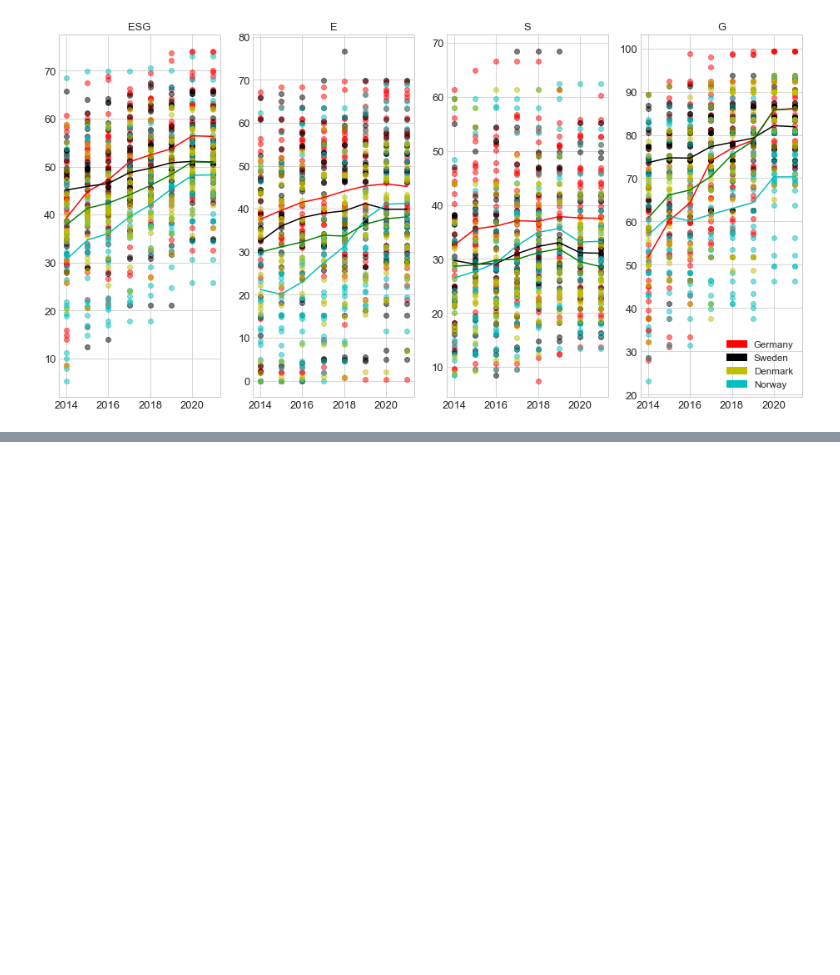
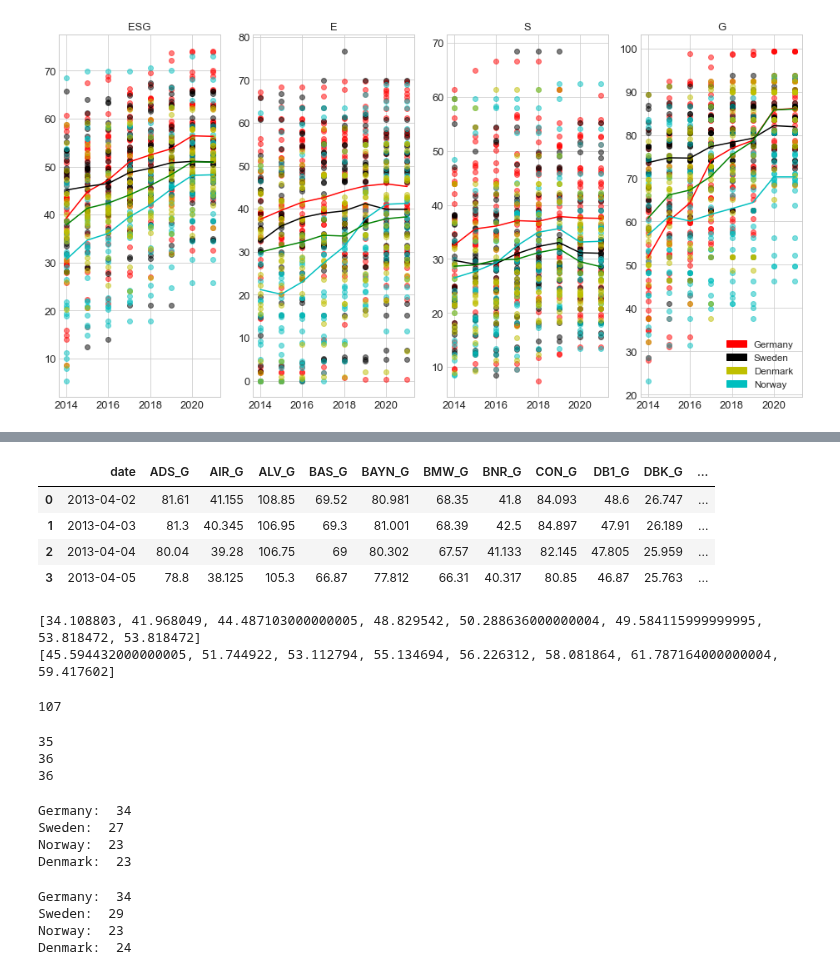
Before and after one commit to KamilPan/PS, a Jupyter notebook: ACF /ACF.ipynb, the cells around one changed output, grey strips where cells are left out. Drawn from its saved outputs; the diff is of its cells as text; code cells hidden in the pictures; blank space fills up the shorter version.

```diff
--- a/ACF /ACF.ipynb
+++ b/ACF /ACF.ipynb
@@ -275,0 +271,56 @@ KeyError: '2014'
+# %%
+filt = (rt['date'] >= pd.to_datetime('2013-01-01')) & (rt['date'] < pd.to_datetime('2014-01-01'))
+rt.loc[filt].head(4)
+# %% [output]
+|  | date | ADS_G | AIR_G | ALV_G | BAS_G | BAYN_G | BMW_G | BNR_G | CON_G | DB1_G | DBK_G | ... |
+| 0 | 2013-04-02 | 81.61 | 41.155 | 108.85 | 69.52 | 80.981 | 68.35 | 41.8 | 84.093 | 48.6 | 26.747 | ... |
+| 1 | 2013-04-03 | 81.3 | 40.345 | 106.95 | 69.3 | 81.001 | 68.39 | 42.5 | 84.897 | 47.91 | 26.189 | ... |
+| 2 | 2013-04-04 | 80.04 | 39.28 | 106.75 | 69 | 80.302 | 67.57 | 41.133 | 82.145 | 47.805 | 25.959 | ... |
+| 3 | 2013-04-05 | 78.8 | 38.125 | 105.3 | 66.87 | 77.812 | 66.31 | 40.317 | 80.85 | 46.87 | 25.763 | ... |
+# %%
+mg_esg_q = []
+for i in esg_esg.index:
+    mg_esg_q.append(esg_esg.loc[i, 'ADS_G' : 'ZAL_G'].quantile(q=0.33))
+print(mg_esg_q)
+mg_esg_q1 = []
+for i in esg_esg.index:
+    mg_esg_q1.append(esg_esg.loc[i, 'ADS_G' : 'ZAL_G'].quantile(q=0.66))
+print(mg_esg_q1)
+# %% [output]
+[34.108803, 41.968049, 44.487103000000005, 48.829542, 50.288636000000004, 49.584115999999995, 53.818472, 53.818472]
+[45.594432000000005, 51.744922, 53.112794, 55.134694, 56.226312, 58.081864, 61.787164000000004, 59.417602]
+# %%
+esg_esg.loc['2014_esg', 'ADS_G':'VWS_D'].count()
+# %% [output]
+107
+# %%
+I = (esg_esg.loc['2014_esg', 'ADS_G':'VWS_D'] < 34.108803)
+Ii = (esg_esg.loc['2014_esg', 'ADS_G':'VWS_D'] >= 34.108803) & (esg_esg.loc['2014_esg', 'ADS_G':'VWS_D'] < 45.594432000000005)
+Iii = (esg_esg.loc['2014_esg', 'ADS_G':'VWS_D'] > 45.594432000000005)
+print(I.sum())
+print(Ii.sum())
+print(Iii.sum())
+# %% [output]
+35
+36
+36
+# %%
+print('Germany: ', esg_esg.loc['2014_esg', 'ADS_G':'ZAL_G'].count())
+print('Sweden: ', esg_esg.loc['2014_esg', 'ABB_S':'VOLVB_S'].count())
+print('Norway: ', esg_esg.loc['2014_esg', 'AKER_N':'STB_N'].count())
+print('Denmark: ',esg_esg.loc['2014_esg', 'AMBUB_D':'VWS_D'].count())
+# %% [output]
+Germany:  34
+Sweden:  27
+Norway:  23
+Denmark:  23
+# %%
+print('Germany: ', esg_esg.loc['2021_esg', 'ADS_G':'ZAL_G'].count())
+print('Sweden: ', esg_esg.loc['2021_esg', 'ABB_S':'VOLVB_S'].count())
+print('Norway: ', esg_esg.loc['2021_esg', 'AKER_N':'STB_N'].count())
+print('Denmark: ',esg_esg.loc['2021_esg', 'AMBUB_D':'VWS_D'].count())
+# %% [output]
+Germany:  34
+Sweden:  29
+Norway:  23
+Denmark:  24
```
Also changed, not shown: parts of 9 cells of this notebook, 1 other file.
